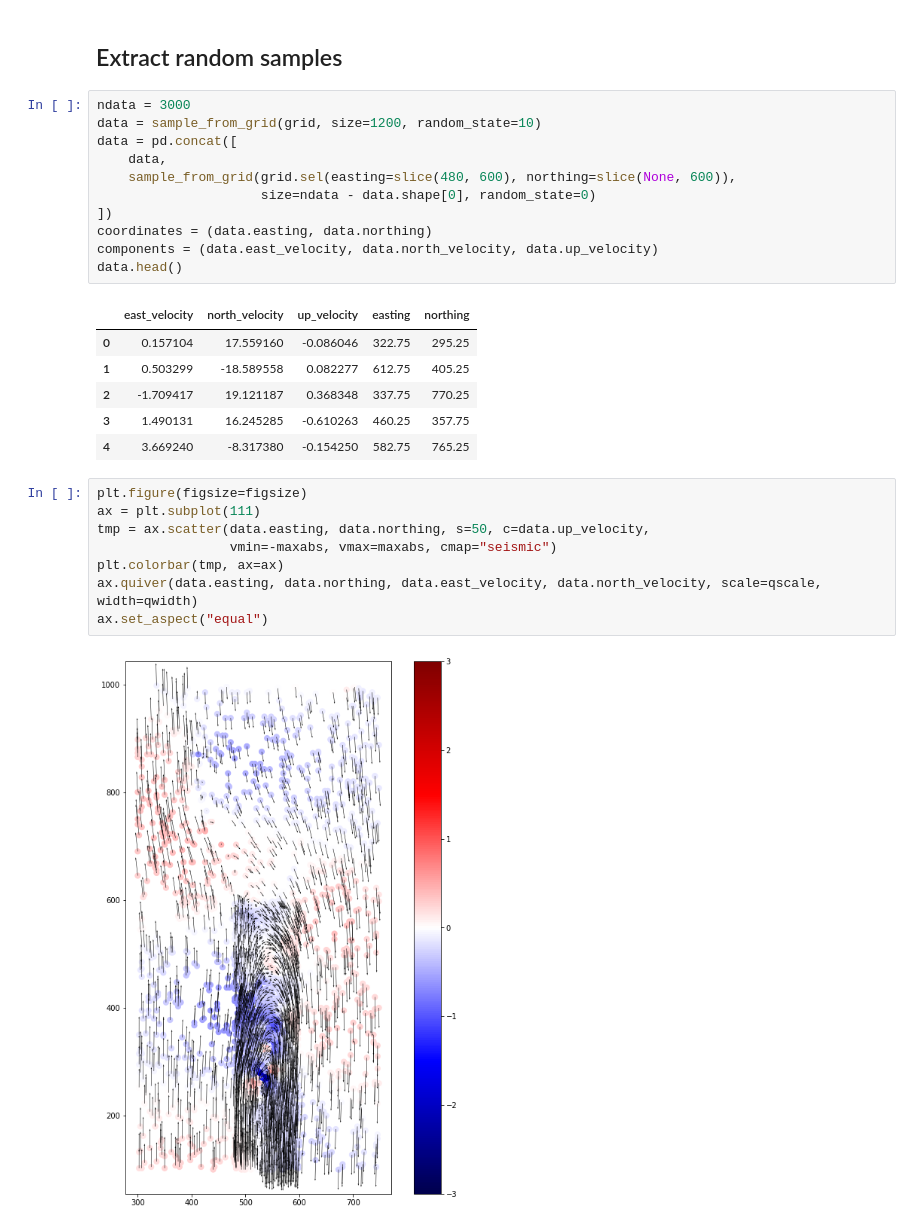
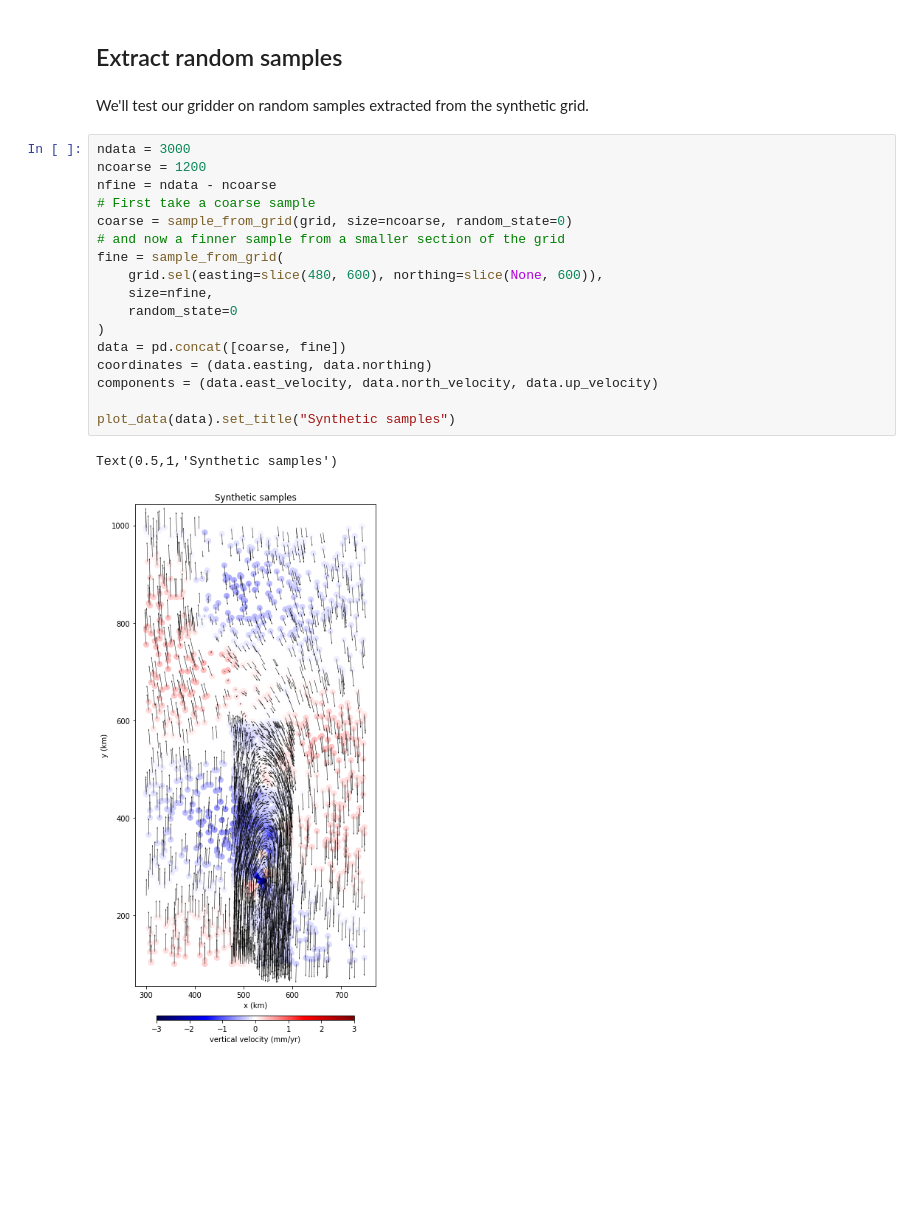
Before and after one commit to leouieda/agu2018, a Jupyter notebook: code/notebooks/synthetic.ipynb, the cells around one changed output. Drawn from its saved outputs; the diff is of its cells as text; blank space fills up the shorter version.

```diff
--- a/code/notebooks/synthetic.ipynb
+++ b/code/notebooks/synthetic.ipynb
@@ -83,30 +84,24 @@ ax.set_aspect("equal")
 # %% [markdown]
 ## Extract random samples
+# %% [markdown]
+We'll test our gridder on random samples extracted from the synthetic grid.
 # %%
 ndata = 3000
-data = sample_from_grid(grid, size=1200, random_state=10)
-data = pd.concat([
-    data,
-    sample_from_grid(grid.sel(easting=slice(480, 600), northing=slice(None, 600)),
-                     size=ndata - data.shape[0], random_state=0)
-])
+ncoarse = 1200
+nfine = ndata - ncoarse
+# First take a coarse sample
+coarse = sample_from_grid(grid, size=ncoarse, random_state=0)
+# and now a finner sample from a smaller section of the grid
+fine = sample_from_grid(
+    grid.sel(easting=slice(480, 600), northing=slice(None, 600)),
+    size=nfine,
+    random_state=0
+)
+data = pd.concat([coarse, fine])
 coordinates = (data.easting, data.northing)
 components = (data.east_velocity, data.north_velocity, data.up_velocity)
-data.head()
+
+plot_data(data).set_title("Synthetic samples")
 # %% [output]
-|  | east_velocity | north_velocity | up_velocity | easting | northing |
-| 0 | 0.157104 | 17.559160 | -0.086046 | 322.75 | 295.25 |
-| 1 | 0.503299 | -18.589558 | 0.082277 | 612.75 | 405.25 |
-| 2 | -1.709417 | 19.121187 | 0.368348 | 337.75 | 770.25 |
-| 3 | 1.490131 | 16.245285 | -0.610263 | 460.25 | 357.75 |
-| 4 | 3.669240 | -8.317380 | -0.154250 | 582.75 | 765.25 |
+Text(0.5,1,'Synthetic samples')
+[figure, added]
-# %%
-plt.figure(figsize=figsize)
-ax = plt.subplot(111)
-tmp = ax.scatter(data.easting, data.northing, s=50, c=data.up_velocity,
-                 vmin=-maxabs, vmax=maxabs, cmap="seismic")
-plt.colorbar(tmp, ax=ax)
-ax.quiver(data.easting, data.northing, data.east_velocity, data.north_velocity, scale=qscale, width=qwidth)
-ax.set_aspect("equal")
-# %% [output]
-[figure, removed]
```
Also changed, not shown: parts of 21 cells of this notebook.
